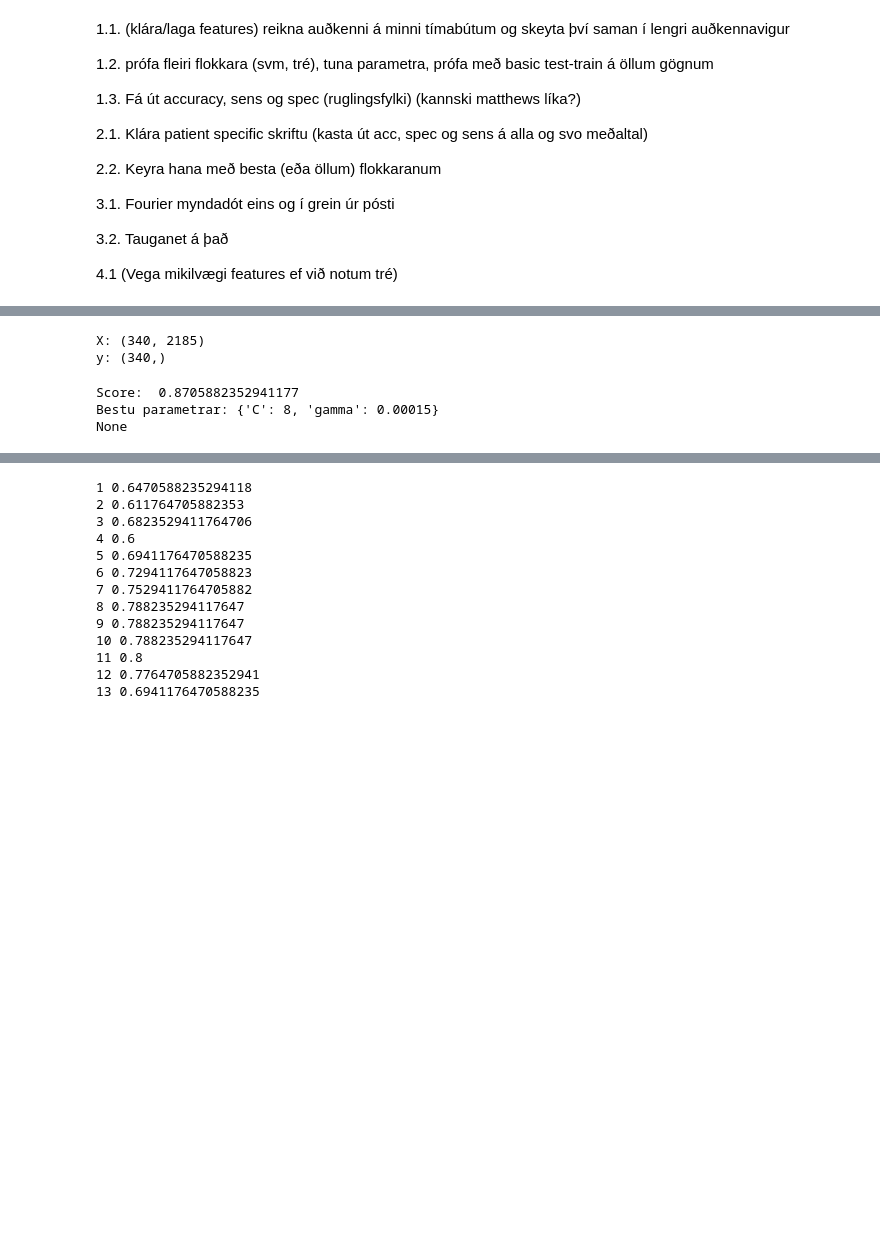
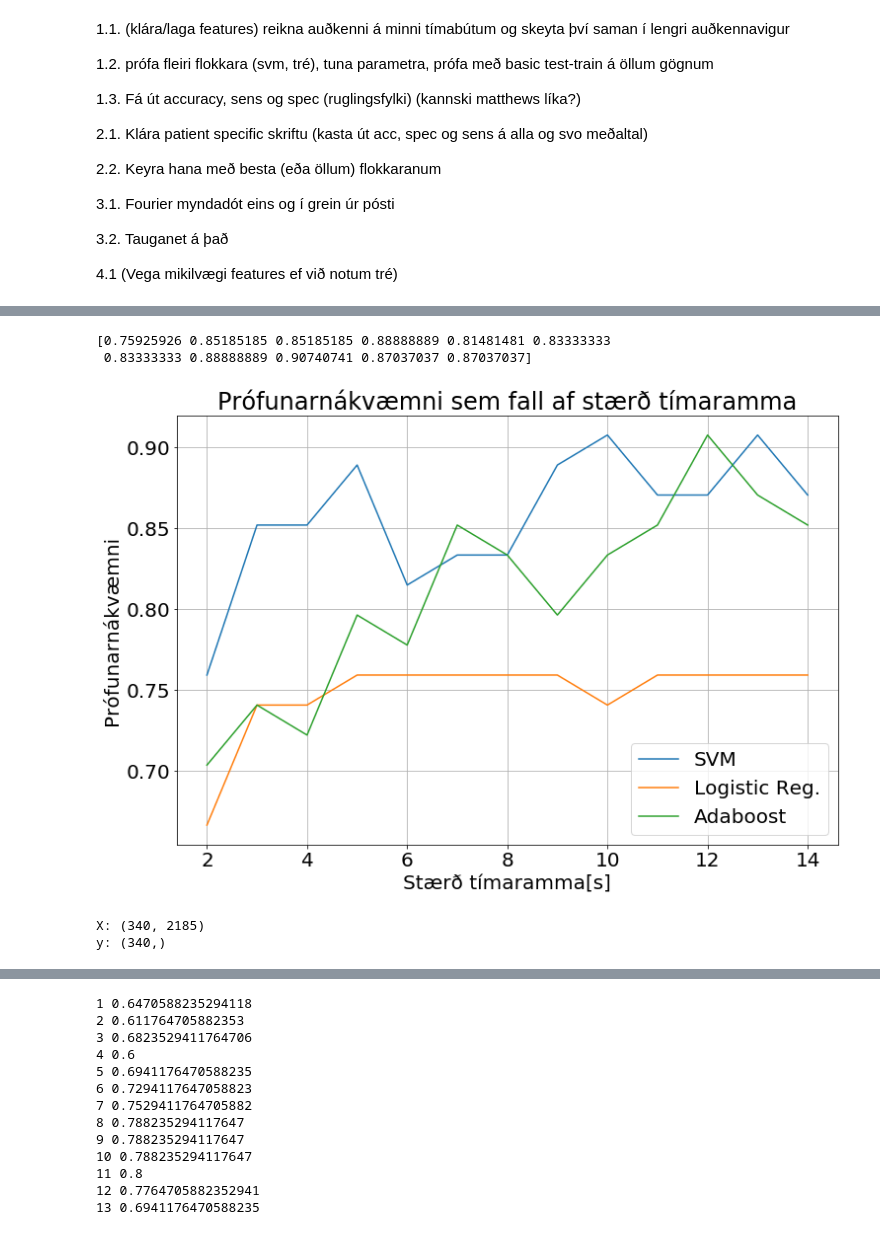
Before and after one commit to EmilGauti/flog, a Jupyter notebook: seizure/data/flog.ipynb, the cells around one changed output, grey strips where cells are left out. Drawn from its saved outputs; the diff is of its cells as text; code cells hidden in the pictures; blank space fills up the shorter version.

```diff
--- a/seizure/data/flog.ipynb
+++ b/seizure/data/flog.ipynb
@@ -171,3 +161,33 @@ clf_ada train score: 0.5065359477124183
+# %%
+import matplotlib.pyplot as plt
+timar = range(2,15)
+
+
+Svm_time = scores_asl[2:,0,0]
+LR_time = scores_asl[2:,1,0]
+Ada_time = scores_asl[2: ,2,0]
+print(scores_asl[2:,0,0])
+Svm_time = np.append(Svm_time,np.array([0.9074074074074074,0.8703703703703703]))
+LR_time = np.append(LR_time,np.array([0.7592592592592593,0.7592592592592593]))
+Ada_time = np.append(Ada_time,np.array([0.8703703703703703,0.8518518518518519]))
+plt.rcParams.update({'font.size':20})
+
+plt.figure(figsize=(12,8))
+plt.title('Prófunarnákvæmni sem fall af stærð tímaramma')
+plt.xlabel('Stærð tímaramma[s]')
+plt.ylabel('Prófunarnákvæmni')
+plt.plot(timar, Svm_time, label = 'SVM')
+plt.plot(timar, LR_time, label = 'Logistic Reg.')
+plt.plot(timar, Ada_time, label = 'Adaboost')
+#plt.plot(timar, scores_asl[2:,:,1], label = 'Train')
+plt.legend()
+plt.grid()
+plt.savefig('test_acc_vs_tlength.PNG')
+plt.savefig('test_acc_vs_tlength.PDF')
+# %% [output]
+[0.75925926 0.85185185 0.85185185 0.88888889 0.81481481 0.83333333
+ 0.83333333 0.88888889 0.90740741 0.87037037 0.87037037]
+[figure, added]
 # %%
 ##########Reynum að nota Grid-search til að tune-a parametra
 from sklearn.model_selection import GridSearchCV
@@ -180,15 +200,3 @@ X_train, X_test, y_train, y_test = train_test_split(X, y, test_size=0.25, random
 # %% [output]
 X: (340, 2185)
 y: (340,)
-# %%
-clf_svm = svm.SVC(kernel='rbf')
-parametersSvm = {'C' : [7.25,7.5,7.6,7.75,8],
-              'gamma':[0.00005,0.0001,0.00015]}
-clf_svm_GS = GridSearchCV(clf_svm, parametersSvm, cv=10)
-clf_svm_GS.fit(X_train,y_train)
-print('Score: ', clf_svm_GS.score(X_test,y_test))
-print(print('Bestu parametrar:',clf_svm_GS.best_params_))
-# %% [output]
-Score:  0.8705882352941177
-Bestu parametrar: {'C': 8, 'gamma': 0.00015}
-None
```
Also changed, not shown: parts of 14 cells of this notebook, 4 other files.
